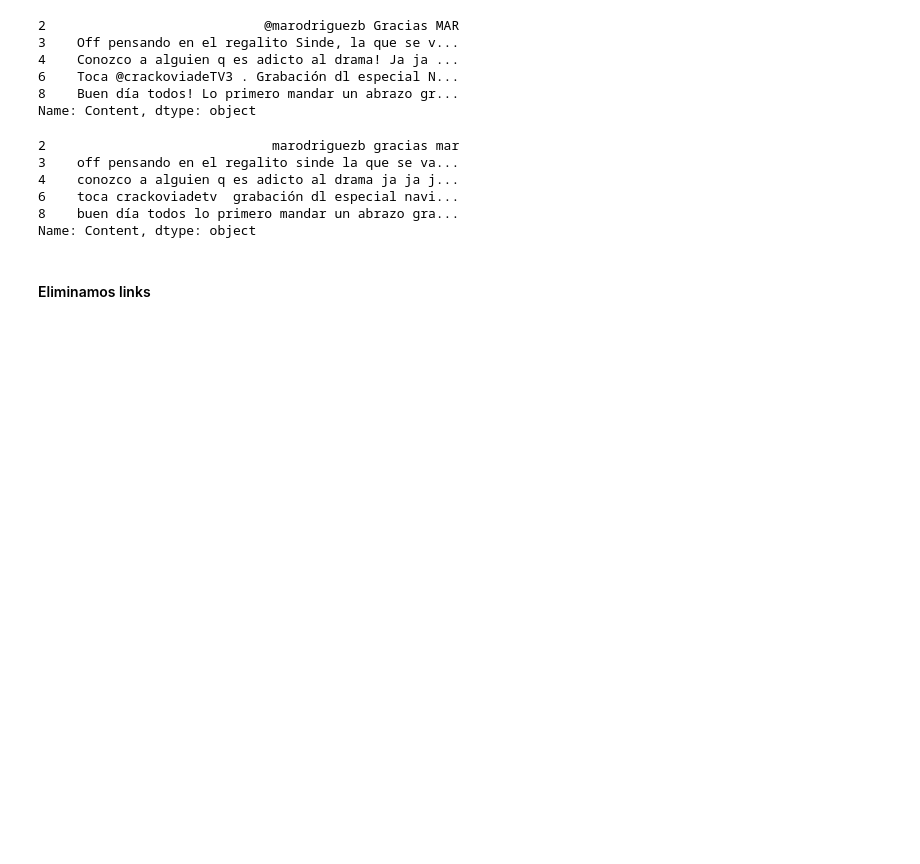
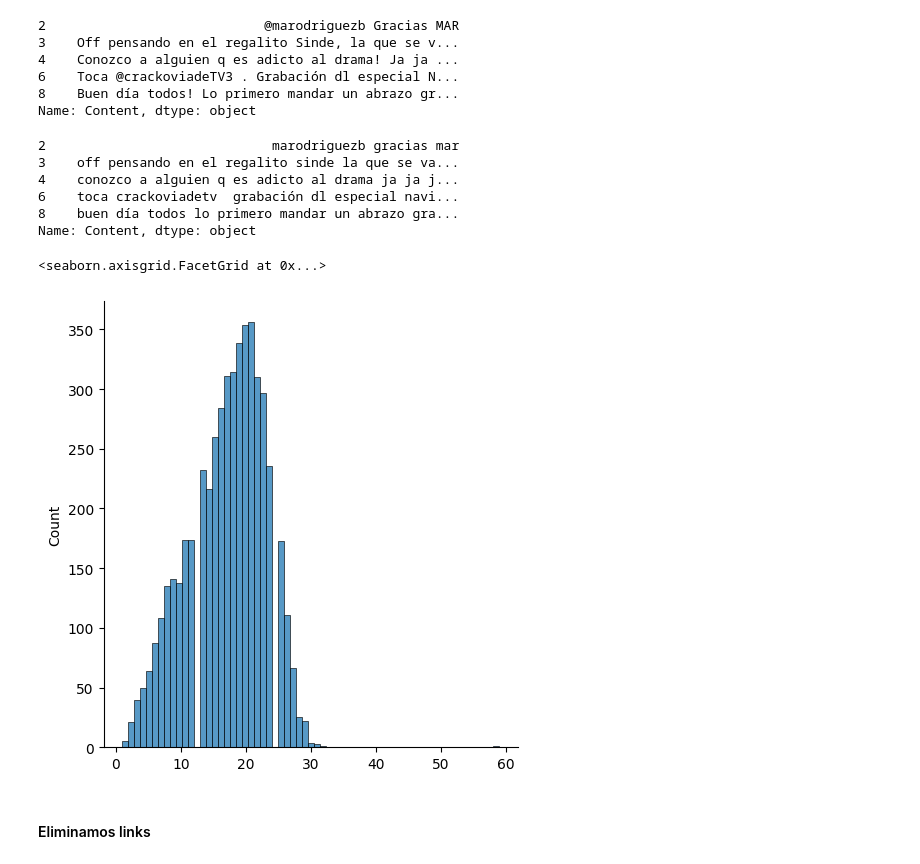
Before and after one commit to JLGOrtega/repo-clase-dsvlcsep24, a Jupyter notebook: NLP/NLTK&CountVectorizer/2_Twitter_sentiment_analysis.ipynb, the cells around one changed output. Saved outputs shown, nothing was run; the diff lists cells and outputs as text; code cells hidden in the pictures; blank space fills up the shorter version.

```diff
--- a/NLP/NLTK&CountVectorizer/2_Twitter_sentiment_analysis.ipynb
+++ b/NLP/NLTK&CountVectorizer/2_Twitter_sentiment_analysis.ipynb
@@ -164,6 +164,12 @@ df['Content'].head()
 6    toca crackoviadetv  grabación dl especial navi...
 8    buen día todos lo primero mandar un abrazo gra...
 Name: Content, dtype: object
+# %%
+import seaborn as sns
+sns.displot([len(cosa.split(" ")) for cosa in df.Content.values])
+# %% [output]
+<seaborn.axisgrid.FacetGrid at 0x...>
+[figure, added]
 # %% [markdown]
 #### Eliminamos links
 # %%
```
Also changed, not shown: parts of 12 cells of this notebook, 5 other files.
